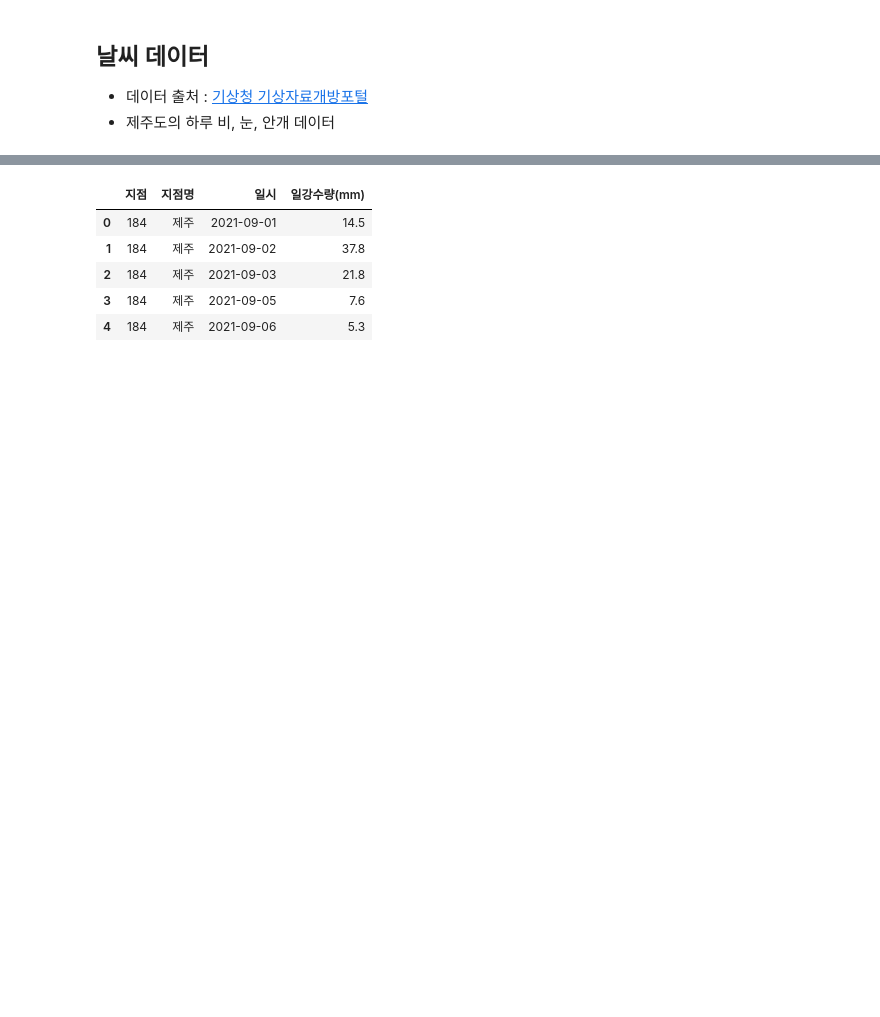
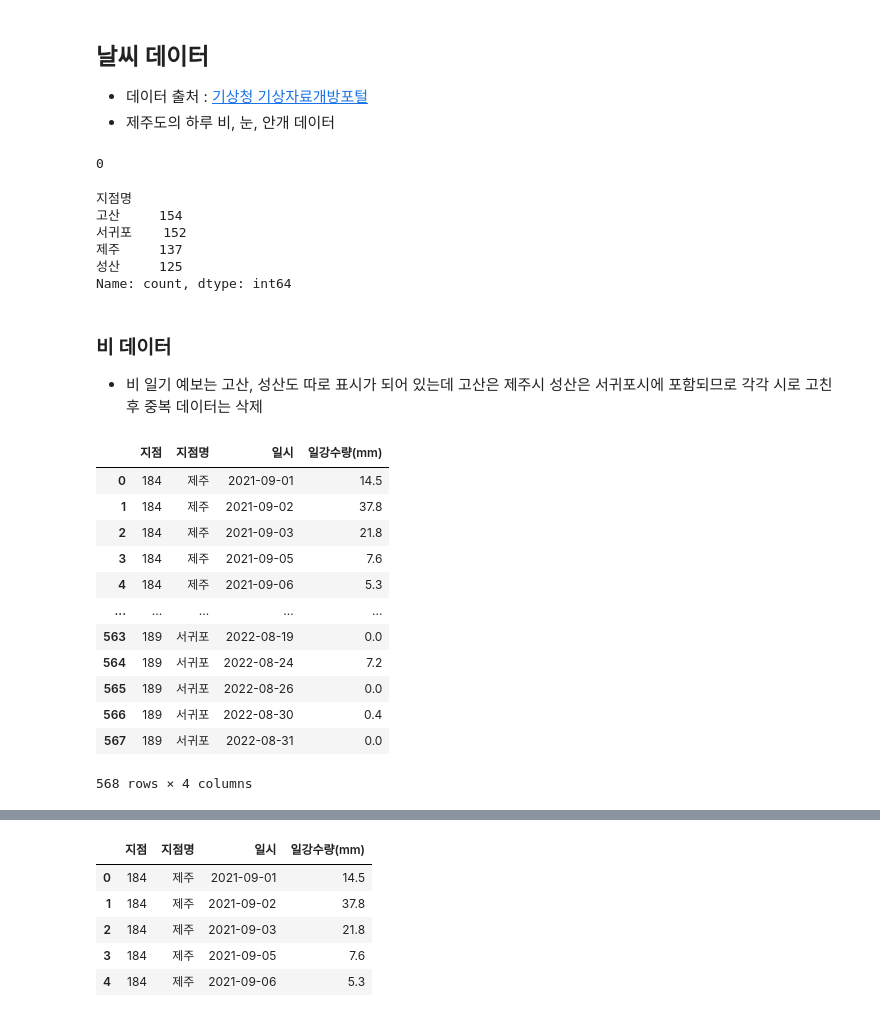
Before and after one commit to yyeseull/Side_Project, a Jupyter notebook: DACON/Jeju_traffic/jeju_traffic_external_data.ipynb, the cells around one changed output, grey strips where cells are left out. Cells and saved outputs as stored; diff of their text form; code cells hidden in the pictures; blank space fills up the shorter version.

```diff
--- a/DACON/Jeju_traffic/jeju_traffic_external_data.ipynb
+++ b/DACON/Jeju_traffic/jeju_traffic_external_data.ipynb
@@ -13,3 +13,16 @@ rc('font', family='AppleGothic')#맥 한글깨짐
 df_rain = pd.read_csv("/Users/yeseulseo/Side_Project/DACON/Jeju_traffic/data/rain.csv" , encoding='cp949')
 df_snow = pd.read_csv("/Users/yeseulseo/Side_Project/DACON/Jeju_traffic/data/snow.csv" ,encoding='cp949')
 df_fog = pd.read_csv("/Users/yeseulseo/Side_Project/DACON/Jeju_traffic/data/fog.csv" ,encoding='cp949')
+# %%
+df_rain[['지점명','일시']].duplicated().sum()
+# %% [output]
+0
+# %%
+df_rain['지점명'].value_counts()
+# %% [output]
+지점명
+고산     154
+서귀포    152
+제주     137
+성산     125
+Name: count, dtype: int64
@@ -15,0 +31,20 @@ df_fog = pd.read_csv("/Users/yeseulseo/Side_Project/DACON/Jeju_traffic/data/fog.
+# %% [markdown]
+### 비 데이터
+- 비 일기 예보는 고산, 성산도 따로 표시가 되어 있는데 고산은 제주시 성산은 서귀포시에 포함되므로 각각 시로 고친 후 중복 데이터는 삭제
+# %%
+df_rain=df_rain.replace({'지점명':{'고산':'제주','성산':'서귀포'}})
+df_rain
+# %% [output]
+|  | 지점 | 지점명 | 일시 | 일강수량(mm) |
+| 0 | 184 | 제주 | 2021-09-01 | 14.5 |
+| 1 | 184 | 제주 | 2021-09-02 | 37.8 |
+| 2 | 184 | 제주 | 2021-09-03 | 21.8 |
+| 3 | 184 | 제주 | 2021-09-05 | 7.6 |
+| 4 | 184 | 제주 | 2021-09-06 | 5.3 |
+| ... | ... | ... | ... | ... |
+| 563 | 189 | 서귀포 | 2022-08-19 | 0.0 |
+| 564 | 189 | 서귀포 | 2022-08-24 | 7.2 |
+| 565 | 189 | 서귀포 | 2022-08-26 | 0.0 |
+| 566 | 189 | 서귀포 | 2022-08-30 | 0.4 |
+| 567 | 189 | 서귀포 | 2022-08-31 | 0.0 |
+568 rows × 4 columns
```
Also changed, not shown: parts of 14 cells of this notebook.
